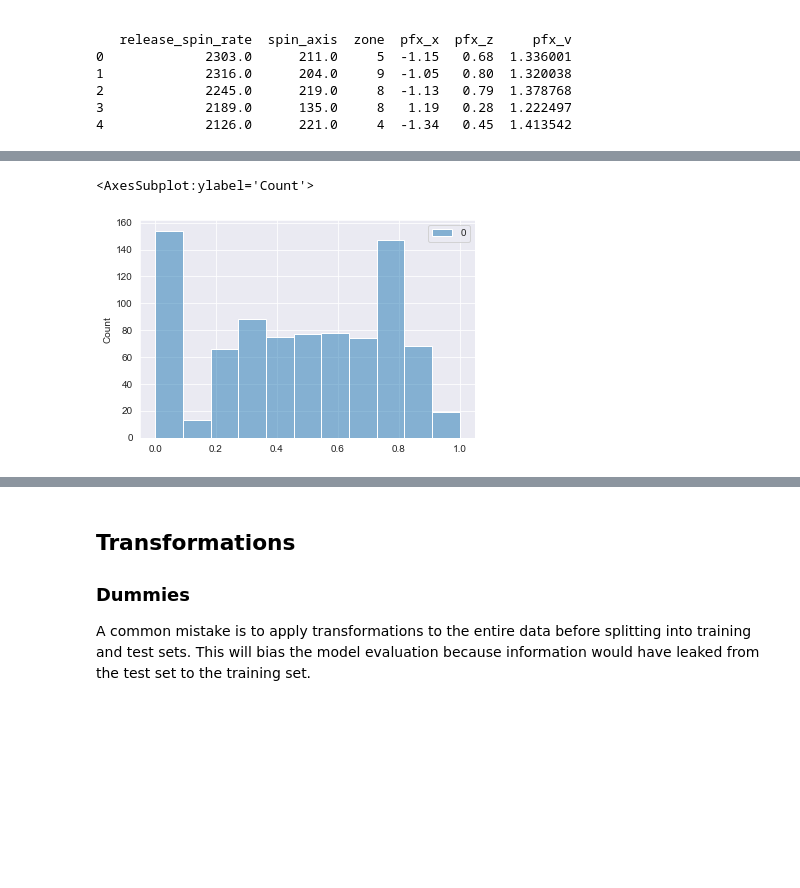
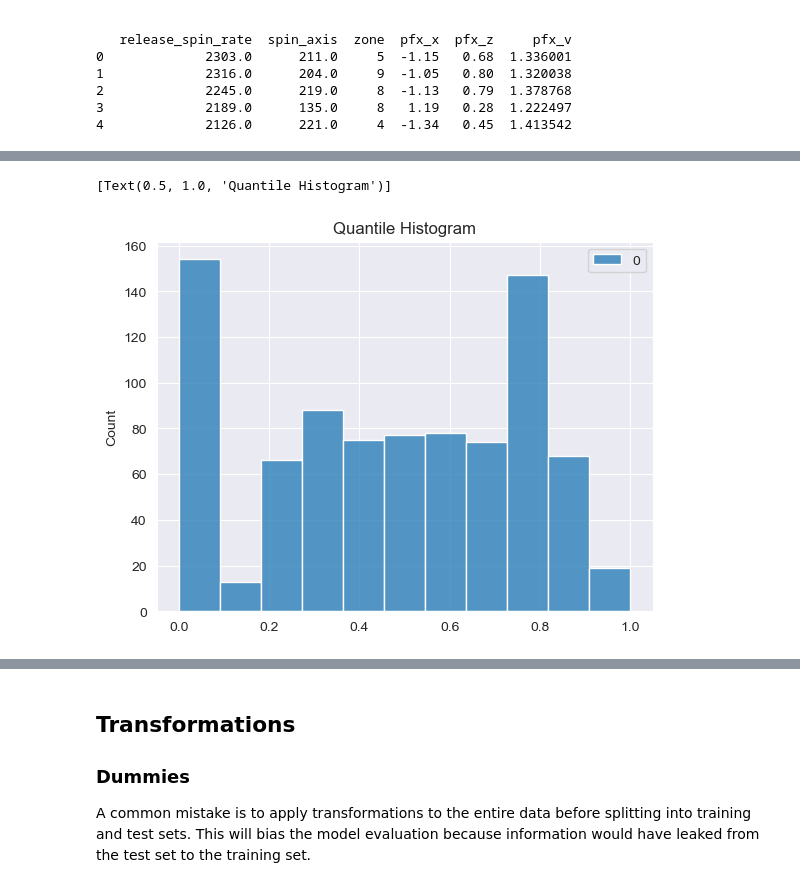
Before and after one commit to trpubz/DBacksAnalysis, a Jupyter notebook: 3Data Prep_Modeling/DataPrep.ipynb, the cells around one changed output, grey strips where cells are left out. Cells and saved outputs as stored; diff of their text form; code cells hidden in the pictures; blank space fills up the shorter version.

```diff
--- a/3Data Prep_Modeling/DataPrep.ipynb
+++ b/3Data Prep_Modeling/DataPrep.ipynb
@@ -125,12 +125,12 @@ sns.histplot(trx_xwOBA)
 # %%
 from sklearn.preprocessing import QuantileTransformer, quantile_transform
 # qt transformation output
 
 qt_xwOBA = quantile_transform(y_xwOBA, n_quantiles=6, output_distribution="uniform", copy=True)
-sns.histplot(qt_xwOBA)
+sns.histplot(qt_xwOBA).set(title="Quantile Histogram")
 # %% [output]
-<AxesSubplot:ylabel='Count'>
+[Text(0.5, 1.0, 'Quantile Histogram')]
-[figure, old version]
+[figure, new version]
 # %%
 ff = marte_vs.groupby(['pitch_type']).get_group('FF')
 g = sns.jointplot(data=ff, x='release_spin_rate', y='release_speed', kind='hex')
```
Also changed, not shown: parts of 24 cells of this notebook, 2 other files.
